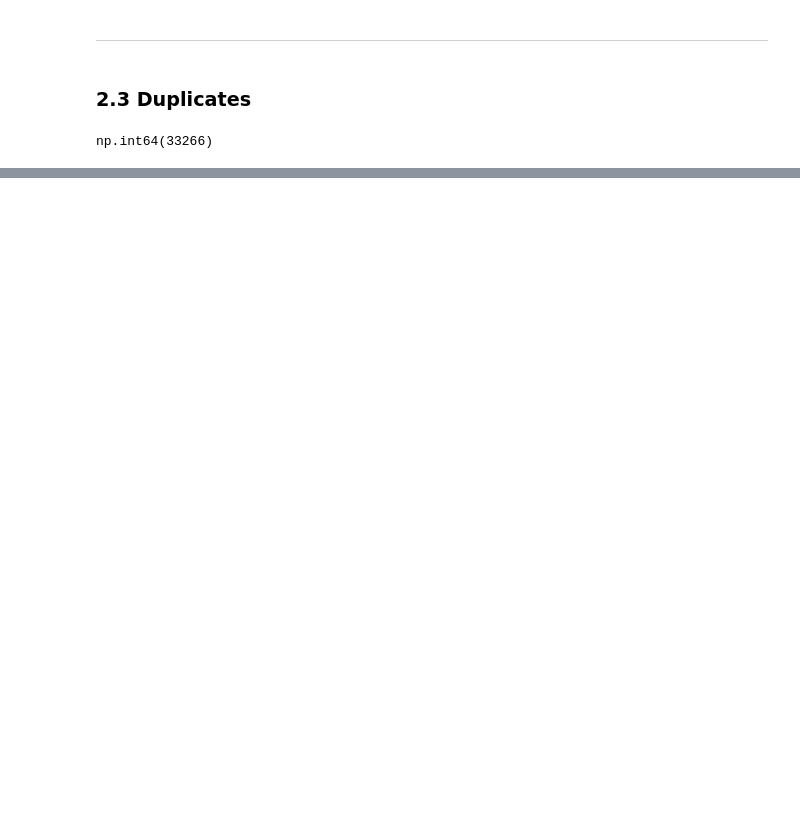
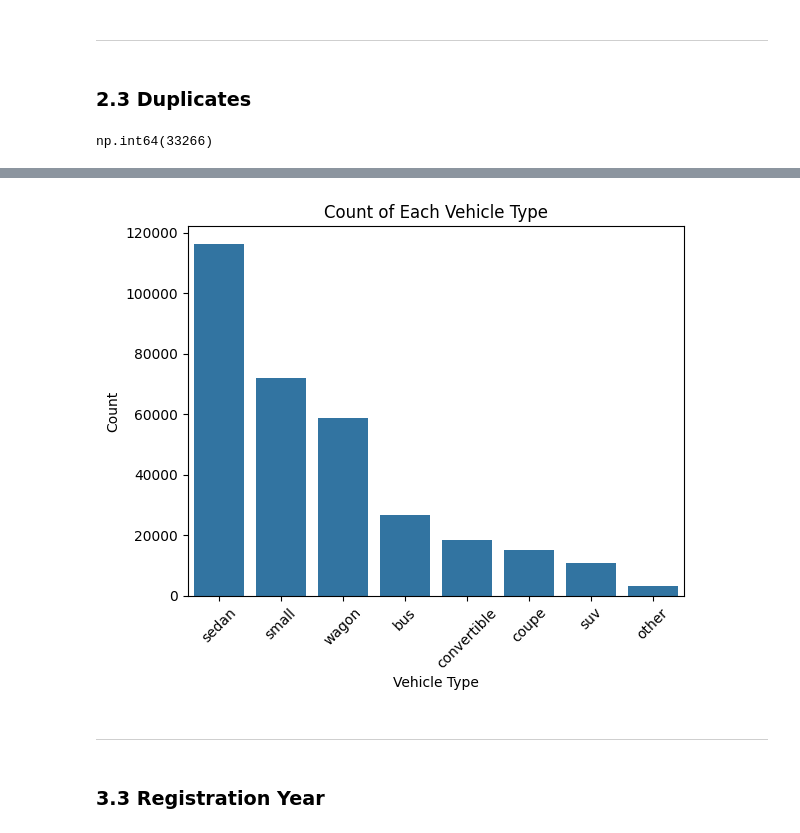
Before and after one commit to Vyncent-vdW/sprint_twelve_numerical_methods, a Jupyter notebook: sprint_twelve_numerical_methods_nb.ipynb, the cells around one changed output, grey strips where cells are left out. Saved outputs shown, nothing was run; the diff lists cells and outputs as text; code cells hidden in the pictures; blank space fills up the shorter version.

```diff
--- a/sprint_twelve_numerical_methods_nb.ipynb
+++ b/sprint_twelve_numerical_methods_nb.ipynb
@@ -214,0 +319,15 @@ Shape: (321103, 11)
+# %%
+vehicle_counts = df['vehicle_type'].value_counts()
+sns.barplot(x=vehicle_counts.index,
+            y=vehicle_counts.values)
+plt.xlabel('Vehicle Type')
+plt.ylabel('Count')
+plt.title('Count of Each Vehicle Type')
+plt.xticks(rotation=45)
+plt.show()
+# %% [output]
+[figure, added]
+# %% [markdown]
+---
+# %% [markdown]
+### 3.3 Registration Year
```
Also changed, not shown: parts of 72 cells of this notebook.
